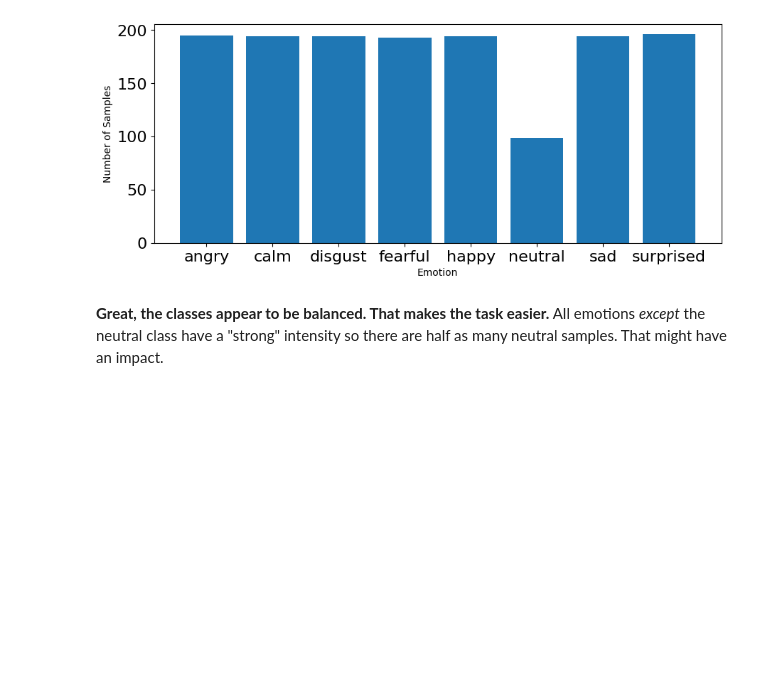
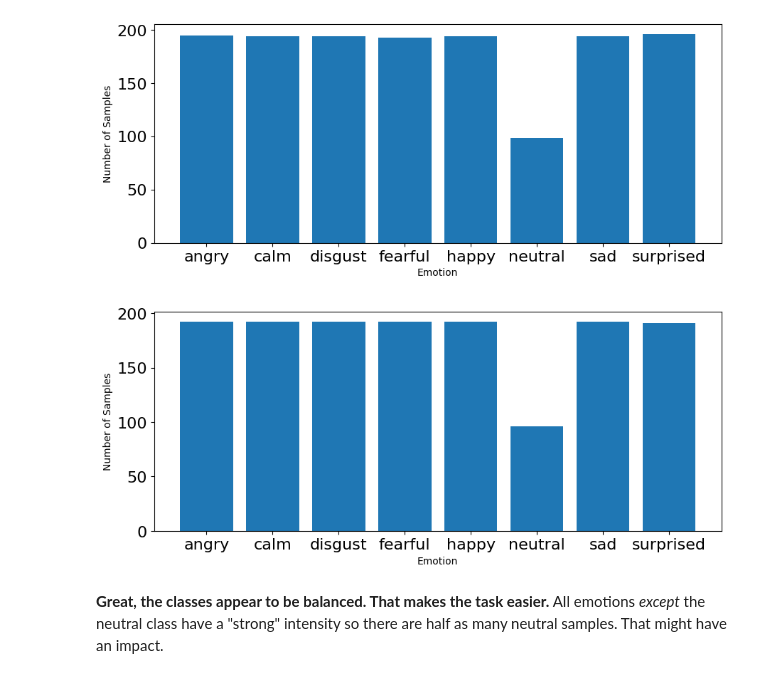
Before and after one commit to jjrbf/Week3-ClassicML, a Jupyter notebook: Week_3_MachineLearning.ipynb, the cells around one changed output. Saved outputs shown, nothing was run; the diff lists cells and outputs as text; code cells hidden in the pictures; blank space fills up the shorter version.

```diff
--- a/Week_3_MachineLearning.ipynb
+++ b/Week_3_MachineLearning.ipynb
@@ -233,3 +249,11 @@ emotions=pd.read_csv('/content/drive/MyDrive/emotionsRavdess.csv',index_col=0)
+# %%
+# without
+
+featuresOG=pd.read_csv('/content/drive/MyDrive/featuresRavdessOG.csv',index_col=0)
+emotionsOG=pd.read_csv('/content/drive/MyDrive/emotionsRavdessOG.csv',index_col=0)
+
+featuresOG_df = pd.DataFrame(featuresOG)
+emotionsOG_df = pd.DataFrame(emotionsOG)
 # %% [markdown]
 let's see if they have been loaded correctly!
 # %%
@@ -258,6 +284,22 @@ plt.ylabel('Number of Samples')
 plt.show()
 # %% [output]
 [figure]
+# %%
+# WITHOUT MY DATASET
+
+# plot emotions
+plt.figure(figsize=(35,4))
+plt.subplot(1,3,1)
+#np.unique returns ordered list of unique elements and count of each element
+emotion_listOG, countOG = np.unique(emotionsOG, return_counts=True)
+plt.bar(x=range(8), height=countOG)
+plt.xticks(ticks=range(8), labels = [emotion for emotion in emotion_list],fontsize=10)
+plt.xlabel('Emotion')
+plt.tick_params(labelsize=16)
+plt.ylabel('Number of Samples')
+plt.show()
+# %% [output]
+[figure, added]
 # %% [markdown]
 **Great, the classes appear to be balanced. That makes the task easier.** All emotions _except_ the neutral class have a "strong" intensity so there are half as many neutral samples. That might have an impact.
 # %% [markdown]
```
Also changed, not shown: parts of 14 cells of this notebook.
